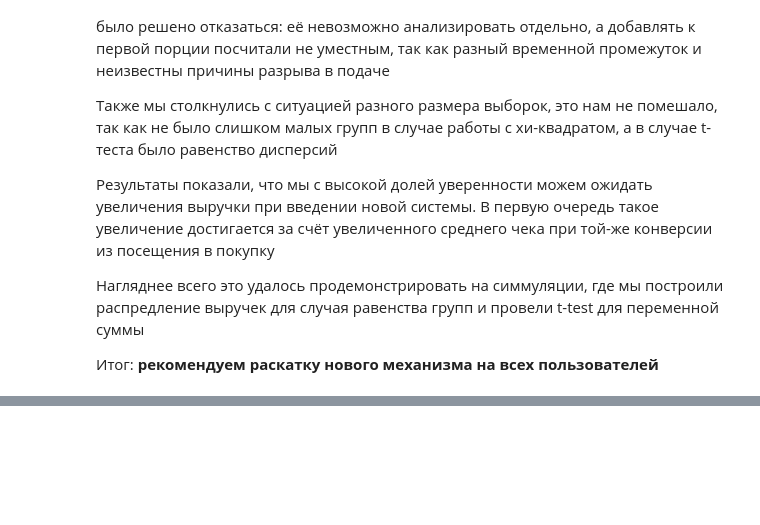
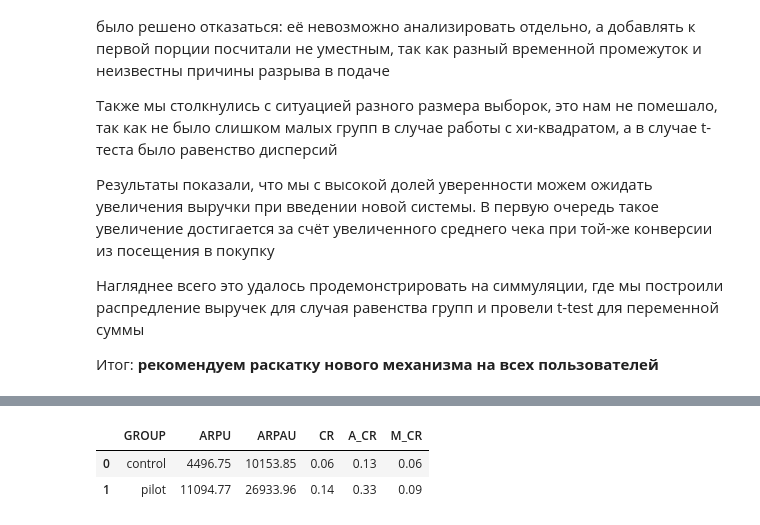
Before and after one commit to Ilyuha888/Edtech_complex_analysis, a Jupyter notebook: script.ipynb, the cells around one changed output, grey strips where cells are left out. Drawn from its saved outputs; the diff is of its cells as text; code cells hidden in the pictures; blank space fills up the shorter version.

Commit message:
Посчитал основные метрики после A/B на данных с CH

```diff
--- a/script.ipynb
+++ b/script.ipynb
@@ -509,0 +586,7 @@ sns.displot(data = boot_total, x = "total_rev", hue = "group", bins = 50)
+# %%
+# Подключаемся
+
+conn = {'host': 'https://clickhouse.lab.karpov.courses/',
+                      'database':'default',
+                      'user':'student',
+                      'password':'dpo_python_2020'}
@@ -509,0 +729,15 @@ sns.displot(data = boot_total, x = "total_rev", hue = "group", bins = 50)
+# %%
+# Выполняем запрос и сохраняем в переменную
+main_metrics_ab = ph.read_clickhouse(query=q2, connection=conn)
+main_metrics_ab
+
+# Мы, на первый взгляд, видим улучшение по всем метрикам, однако требуедтся дополнительная статистическая проверка
+# перед тем, как можно было бы делать какие-то окончательные выводы
+
+# P.s. Относительно оптимизации запроса. Можно было сделать меньшим количеством джоинов: оставить два CTE (active и active_math)
+# Метрики же считать в финальном селекте, используя сложные countIf, однако это сильно нарушает читаемость
+# Плюс, опять же - данных мало, а джоины мы использовал довольно рационально, так как объединяли очень маленькие таблички
+# %% [output]
+|  | GROUP | ARPU | ARPAU | CR | A_CR | M_CR |
+| 0 | control | 4496.75 | 10153.85 | 0.06 | 0.13 | 0.06 |
+| 1 | pilot | 11094.77 | 26933.96 | 0.14 | 0.33 | 0.09 |
```
Also changed, not shown: parts of 9 cells of this notebook, 1 other file.
